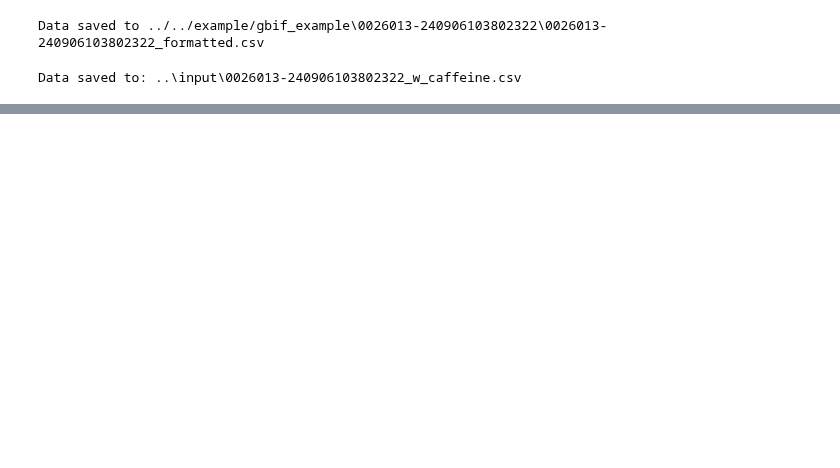
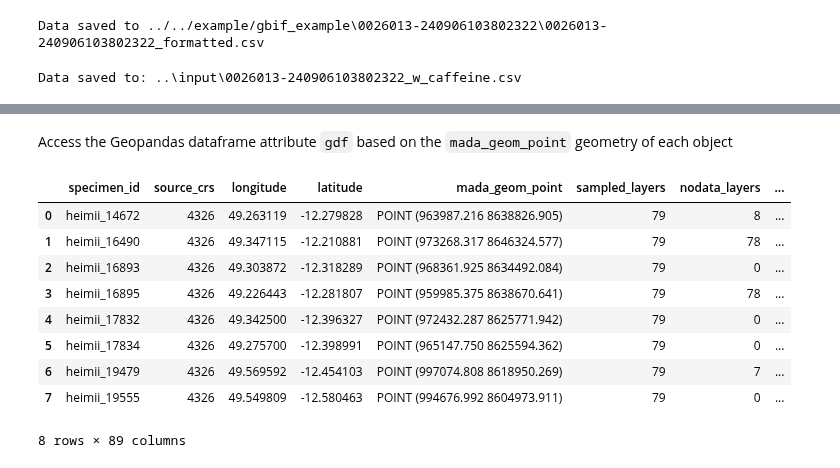
Before and after one commit to tahiri-lab/py_madaclim, a Jupyter notebook: workdir/bin/madaclim_collection_creation.ipynb, the cells around one changed output, grey strips where cells are left out. Drawn from its saved outputs; the diff is of its cells as text; code cells hidden in the pictures; blank space fills up the shorter version.

```diff
--- a/workdir/bin/madaclim_collection_creation.ipynb
+++ b/workdir/bin/madaclim_collection_creation.ipynb
@@ -120,0 +180,7 @@ Data saved to: ..\input\0026013-240906103802322_w_caffeine.csv
+# %%
+def extract_rows_containing_word(df, word):
+    filtered_df = df[df.apply(lambda row: row.astype(str).str.contains(word, case=False).any(), axis=1)]
+    return filtered_df
+# %%
+heimii_df = extract_rows_containing_word(df_2018_p, "heimii")
+print(heimii_df.shape)
@@ -120,0 +208,2 @@ Data saved to: ..\input\0026013-240906103802322_w_caffeine.csv
+# %%
+coll_heimii = MadaclimCollection.populate_from_df(heimii_df)
@@ -120,0 +260,15 @@ Data saved to: ..\input\0026013-240906103802322_w_caffeine.csv
+# %% [markdown]
+Access the Geopandas dataframe attribute `gdf` based on the `mada_geom_point` geometry of each object
+# %%
+coll_heimii.gdf
+# %% [output]
+|  | specimen_id | source_crs | longitude | latitude | mada_geom_point | sampled_layers | nodata_layers | ... |
+| 0 | heimii_14672 | 4326 | 49.263119 | -12.279828 | POINT (963987.216 8638826.905) | 79 | 8 | ... |
+| 1 | heimii_16490 | 4326 | 49.347115 | -12.210881 | POINT (973268.317 8646324.577) | 79 | 78 | ... |
+| 2 | heimii_16893 | 4326 | 49.303872 | -12.318289 | POINT (968361.925 8634492.084) | 79 | 0 | ... |
+| 3 | heimii_16895 | 4326 | 49.226443 | -12.281807 | POINT (959985.375 8638670.641) | 79 | 78 | ... |
+| 4 | heimii_17832 | 4326 | 49.342500 | -12.396327 | POINT (972432.287 8625771.942) | 79 | 0 | ... |
+| 5 | heimii_17834 | 4326 | 49.275700 | -12.398991 | POINT (965147.750 8625594.362) | 79 | 0 | ... |
+| 6 | heimii_19479 | 4326 | 49.569592 | -12.454103 | POINT (997074.808 8618950.269) | 79 | 7 | ... |
+| 7 | heimii_19555 | 4326 | 49.549809 | -12.580463 | POINT (994676.992 8604973.911) | 79 | 0 | ... |
+8 rows × 89 columns
```
Also changed, not shown: parts of 20 cells of this notebook.
